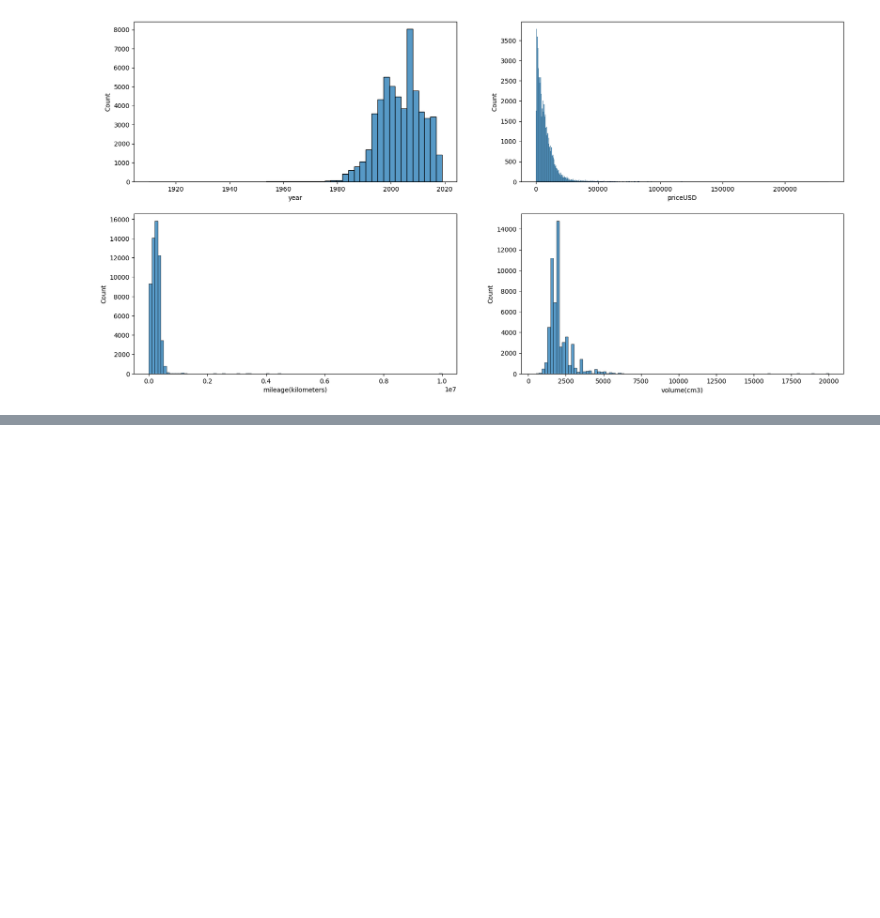
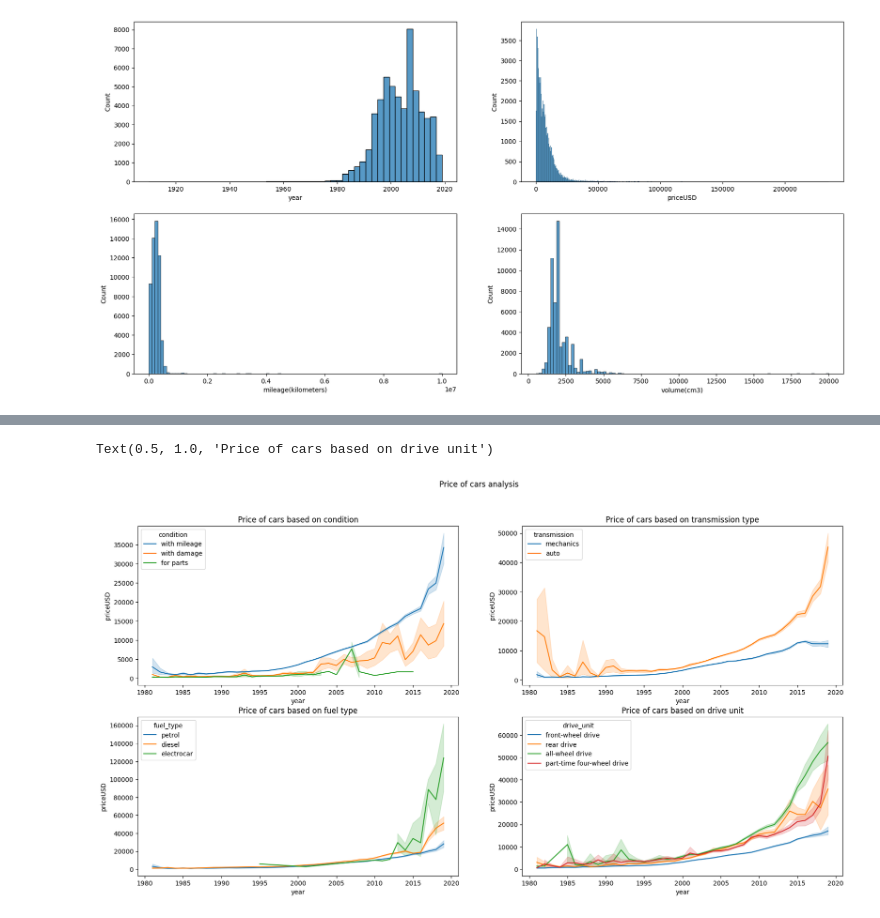
Before and after one commit to Afwanms/DataScientistPorto, a Jupyter notebook: CarPricesPrediction/cars-code.ipynb, the cells around one changed output, grey strips where cells are left out. Cells and saved outputs as stored; diff of their text form; code cells hidden in the pictures; blank space fills up the shorter version.

```diff
--- a/CarPricesPrediction/cars-code.ipynb
+++ b/CarPricesPrediction/cars-code.ipynb
@@ -151,0 +167,14 @@ sns.histplot(df['volume(cm3)'], ax=ax[1,1], bins = 100)
+# %%
+fig, ax = plt.subplots(2,2,figsize=(20,10))
+fig.suptitle('Price of cars analysis')
+sns.lineplot(x=df['year'], y=df['priceUSD'], hue = df['condition'], ax=ax[0,0])
+ax[0,0].set_title('Price of cars based on condition')
+sns.lineplot(x=df['year'], y=df['priceUSD'], hue = df['transmission'], ax=ax[0,1])
+ax[0,1].set_title('Price of cars based on transmission type')
+sns.lineplot(x=df['year'], y=df['priceUSD'], hue = df['fuel_type'], ax=ax[1,0])
+ax[1,0].set_title('Price of cars based on fuel type')
+sns.lineplot(x=df['year'], y=df['priceUSD'], hue = df['drive_unit'], ax=ax[1,1])
+ax[1,1].set_title('Price of cars based on drive unit')
+# %% [output]
+Text(0.5, 1.0, 'Price of cars based on drive unit')
+[figure, added]
```
Also changed, not shown: parts of 6 cells of this notebook.
